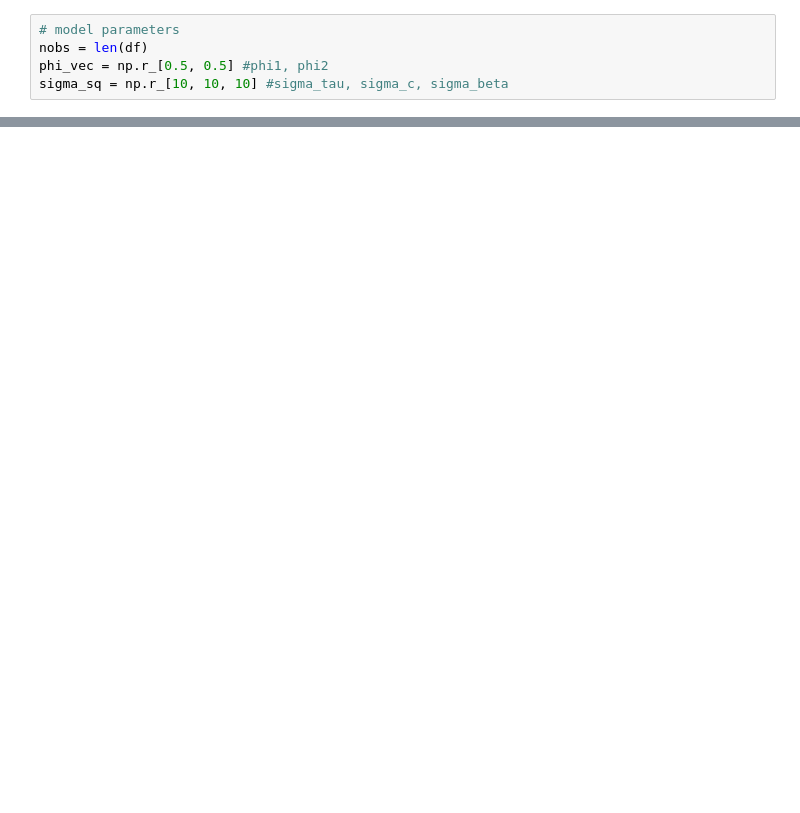
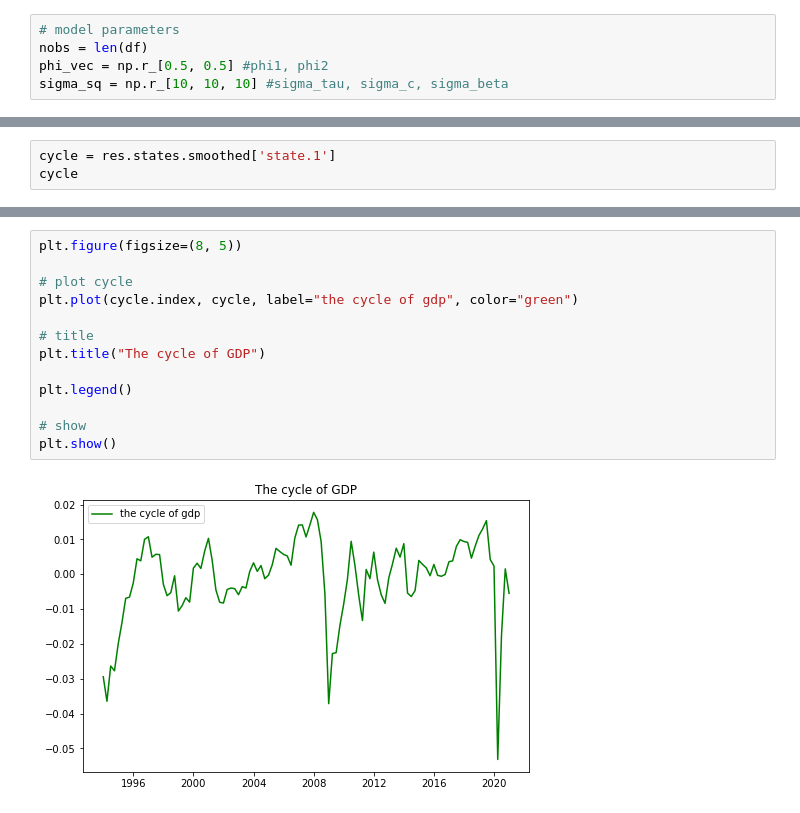
Before and after one commit to kmrnykgbn/empirical-macroeconomics, a Jupyter notebook: time_series_analysis/src/StateSpaceModel.ipynb, the cells around one changed output, grey strips where cells are left out. Drawn from its saved outputs; the diff is of its cells as text; blank space fills up the shorter version.

```diff
--- a/time_series_analysis/src/StateSpaceModel.ipynb
+++ b/time_series_analysis/src/StateSpaceModel.ipynb
@@ -139,0 +138,3 @@ predict_df
+# %%
+cycle = res.states.smoothed['state.1']
+cycle
@@ -139,0 +187,15 @@ predict_df
+# %%
+plt.figure(figsize=(8, 5))
+
+# plot cycle
+plt.plot(cycle.index, cycle, label="the cycle of gdp", color="green")
+
+# title
+plt.title("The cycle of GDP")
+
+plt.legend()
+
+# show
+plt.show()
+# %% [output]
+[figure, added]
```
Also changed, not shown: parts of 8 cells of this notebook.
